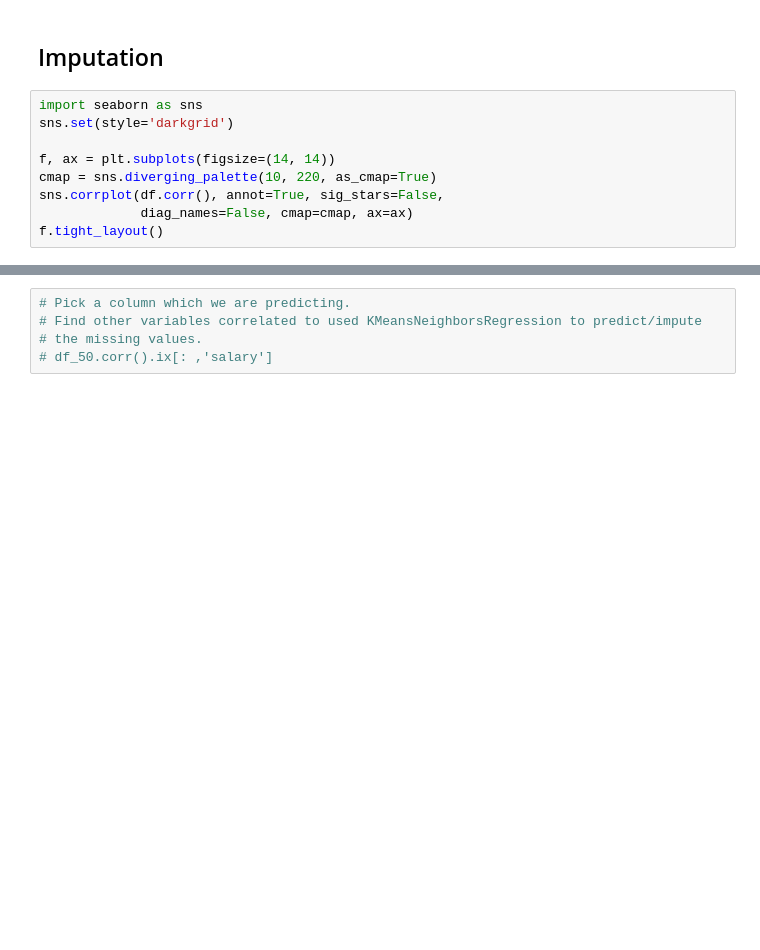
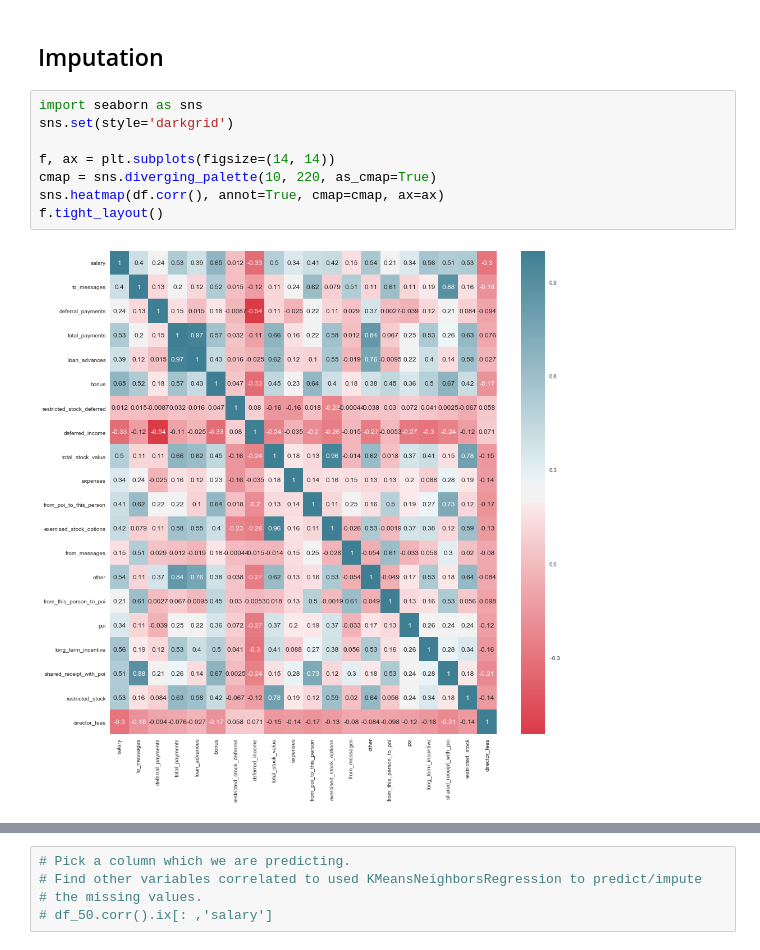
Before and after one commit to igabba/ud120-projects, a Jupyter notebook: final_project/forked.ipynb, the cells around one changed output, grey strips where cells are left out. Drawn from its saved outputs; the diff is of its cells as text; blank space fills up the shorter version.

```diff
--- a/final_project/forked.ipynb
+++ b/final_project/forked.ipynb
@@ -250,11 +314,12 @@ df = df.apply(lambda x: x.fillna(0), axis=0)
 # %%
 import seaborn as sns
 sns.set(style='darkgrid')
 
 f, ax = plt.subplots(figsize=(14, 14))
 cmap = sns.diverging_palette(10, 220, as_cmap=True)
-sns.corrplot(df.corr(), annot=True, sig_stars=False,
-             diag_names=False, cmap=cmap, ax=ax)
+sns.heatmap(df.corr(), annot=True, cmap=cmap, ax=ax)
 f.tight_layout()
+# %% [output]
+[figure, added]
 # %%
 corrs = df.corr()
```
Also changed, not shown: parts of 30 cells of this notebook, 2 other files.
